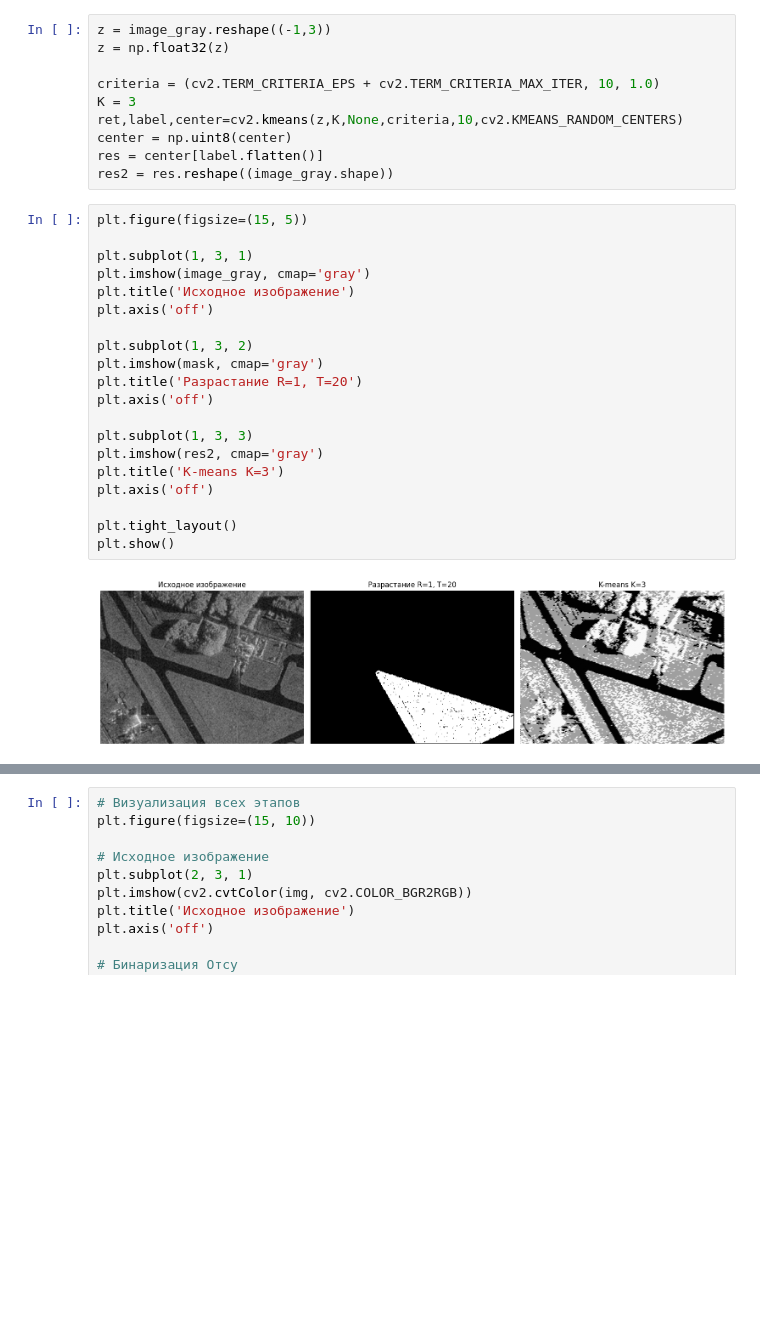
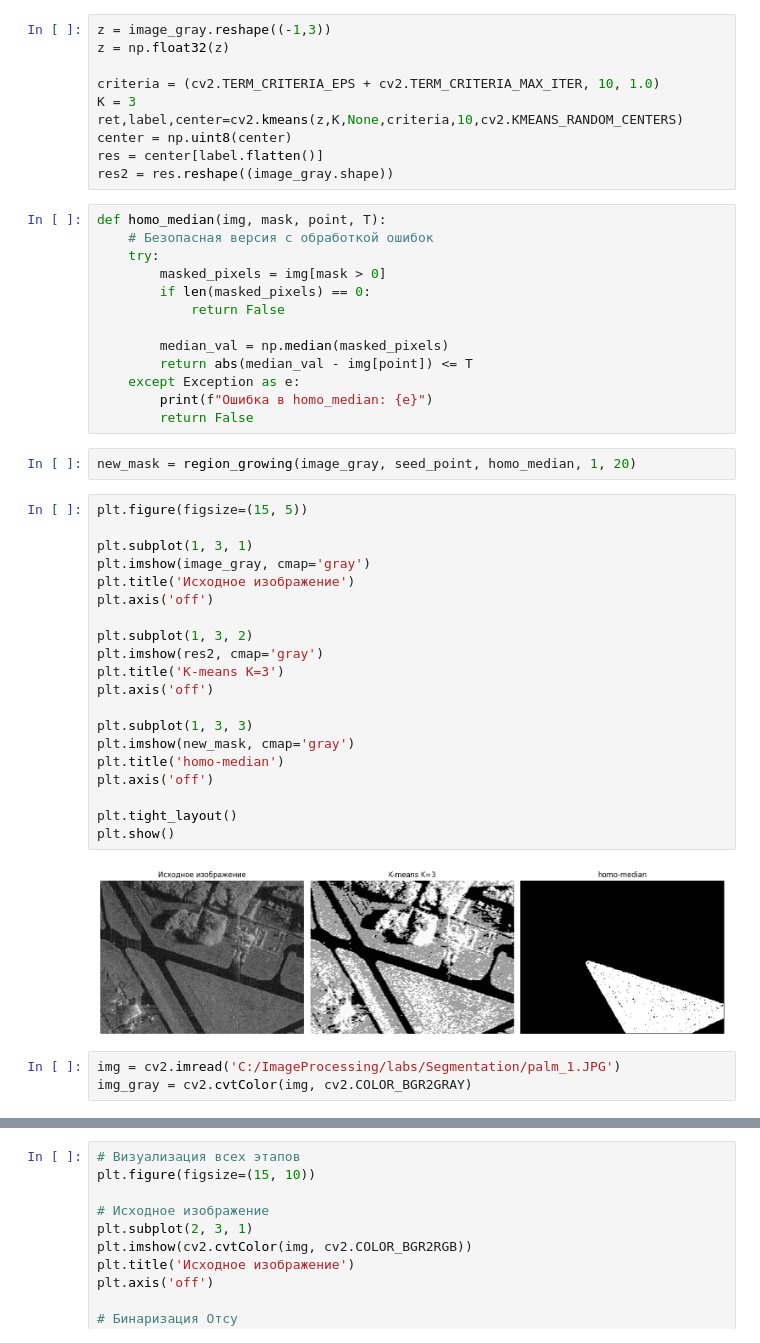
Before and after one commit to HiggsGH/Image-Processing, a Jupyter notebook: Segmentation/Main.ipynb, the cells around one changed output, grey strips where cells are left out. Drawn from its saved outputs; the diff is of its cells as text; blank space fills up the shorter version.

Commit message:
Add homo_median in Segmentation and fix Fourier

```diff
--- a/Segmentation/Main.ipynb
+++ b/Segmentation/Main.ipynb
@@ -69,26 +69,44 @@ ret,label,center=cv2.kmeans(z,K,None,criteria,10,cv2.KMEANS_RANDOM_CENTERS)
 center = np.uint8(center)
 res = center[label.flatten()]
 res2 = res.reshape((image_gray.shape))
+# %%
+def homo_median(img, mask, point, T):
+    # Безопасная версия с обработкой ошибок
+    try:
+        masked_pixels = img[mask > 0]
+        if len(masked_pixels) == 0:
+            return False
+
+        median_val = np.median(masked_pixels)
+        return abs(median_val - img[point]) <= T
+    except Exception as e:
+        print(f"Ошибка в homo_median: {e}")
+        return False
+# %%
+new_mask = region_growing(image_gray, seed_point, homo_median, 1, 20)
 # %%
 plt.figure(figsize=(15, 5))
 
 plt.subplot(1, 3, 1)
 plt.imshow(image_gray, cmap='gray')
 plt.title('Исходное изображение')
 plt.axis('off')
 
 plt.subplot(1, 3, 2)
-plt.imshow(mask, cmap='gray')
-plt.title('Разрастание R=1, T=20')
-plt.axis('off')
-
-plt.subplot(1, 3, 3)
 plt.imshow(res2, cmap='gray')
 plt.title('K-means K=3')
 plt.axis('off')
 
+plt.subplot(1, 3, 3)
+plt.imshow(new_mask, cmap='gray')
+plt.title('homo-median')
+plt.axis('off')
+
 plt.tight_layout()
 plt.show()
 # %% [output]
-[figure, old version]
+[figure, new version]
+# %%
+img = cv2.imread('C:/ImageProcessing/labs/Segmentation/palm_1.JPG')
+img_gray = cv2.cvtColor(img, cv2.COLOR_BGR2GRAY)
 # %%
```
Also changed, not shown: parts of 7 cells of this notebook, 2 other files.
